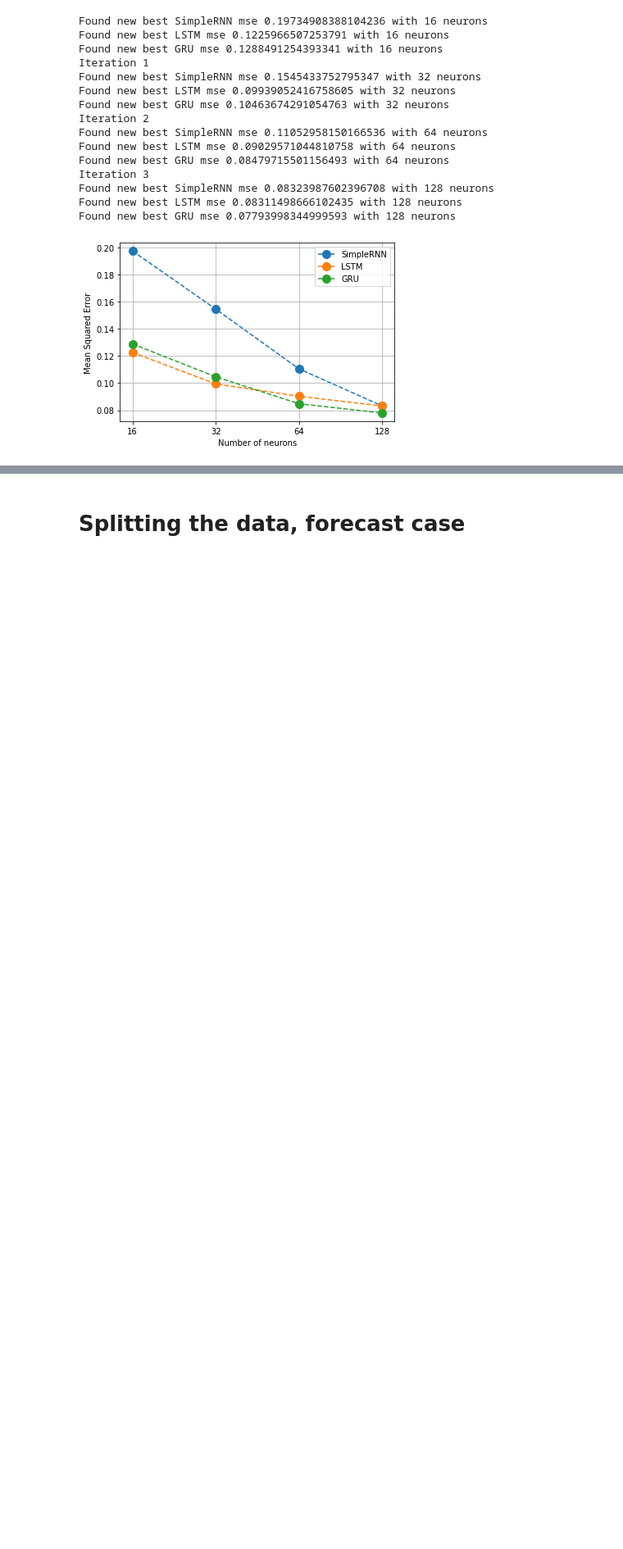
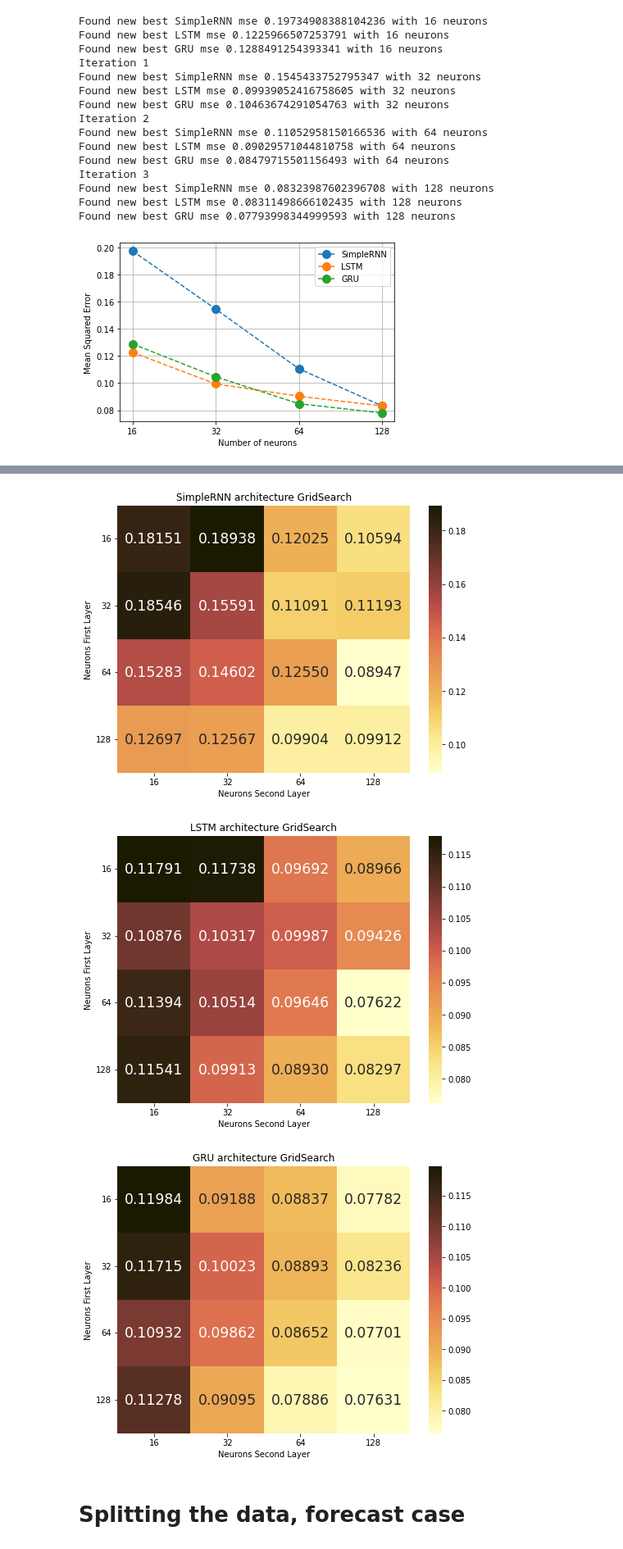
Before and after one commit to AndreasBordvik/FYS-STK4155-Prj3_report, a Jupyter notebook: code/seqtoseq_girdsearch_multivariate.ipynb, the cells around one changed output, grey strips where cells are left out. Shown at 82% size. Drawn from its saved outputs; the diff is of its cells as text; code cells hidden in the pictures; blank space fills up the shorter version.

```diff
--- a/code/seqtoseq_girdsearch_multivariate.ipynb
+++ b/code/seqtoseq_girdsearch_multivariate.ipynb
@@ -266,30 +294,34 @@ print(best_mse_actual)
 # %%
-plt.figure()
+plt.figure(figsize=(8,6))
 gridsearch = sns.heatmap(mse_list_actual[0],annot=True, annot_kws={'fontsize':'xx-large'}, fmt=".5f", xticklabels= no_neurons, yticklabels= no_neurons, cmap=cm.lajolla)
 gridsearch.set_yticklabels(gridsearch.get_yticklabels(),rotation = 0)
 
 plt.title("SimpleRNN architecture GridSearch")
 plt.xlabel("Neurons Second Layer")
 plt.ylabel("Neurons First Layer")
 plt.savefig(f"../figures/Large_actual_gridsearch_rnn.pdf")
 
-plt.figure()
+plt.figure(figsize=(8,6))
 gridsearch = sns.heatmap(mse_list_actual[1],annot=True, annot_kws={'fontsize':'xx-large'}, fmt=".5f", xticklabels= no_neurons, yticklabels= no_neurons, cmap=cm.lajolla)
 gridsearch.set_yticklabels(gridsearch.get_yticklabels(),rotation = 0)
 
 plt.title("LSTM architecture GridSearch")
 plt.xlabel("Neurons Second Layer")
 plt.ylabel("Neurons First Layer")
 plt.savefig(f"../figures/Large_actual_gridsearch_lstm.pdf")
 
-plt.figure()
+plt.figure(figsize=(8,6))
 gridsearch = sns.heatmap(mse_list_actual[2],annot=True, annot_kws={'fontsize':'xx-large'}, fmt=".5f", xticklabels= no_neurons, yticklabels= no_neurons, cmap=cm.lajolla)
 gridsearch.set_yticklabels(gridsearch.get_yticklabels(),rotation = 0)
 
 plt.title("GRU architecture GridSearch")
 plt.xlabel("Neurons Second Layer")
 plt.ylabel("Neurons First Layer")
 plt.savefig(f"../figures/Large_actual_gridsearch_gru.pdf")
+# %% [output]
+[figure, added]
+[figure, added]
+[figure, added]
 # %% [markdown]
 # Splitting the data, forecast case
 # %%
```
Also changed, not shown: parts of 7 cells of this notebook, 10 other files.
